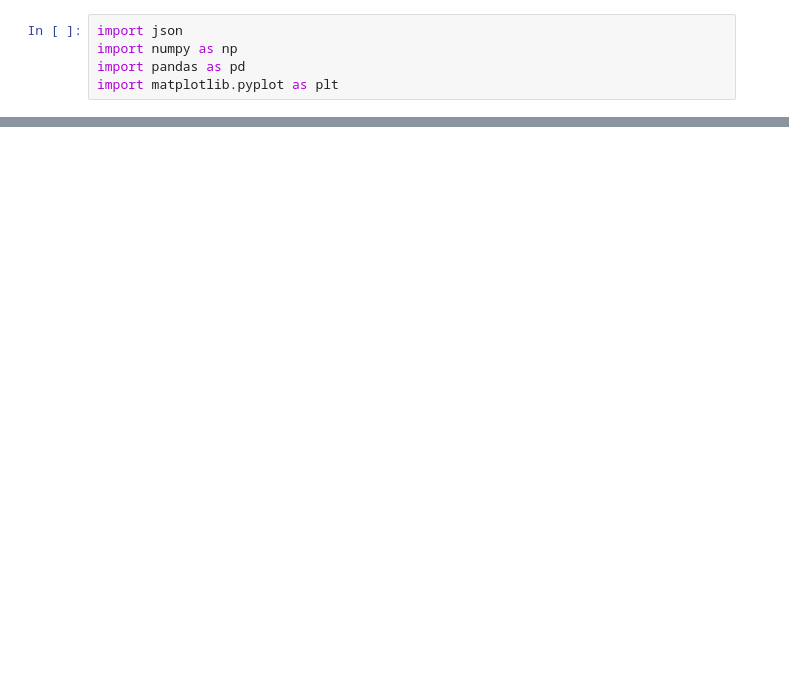
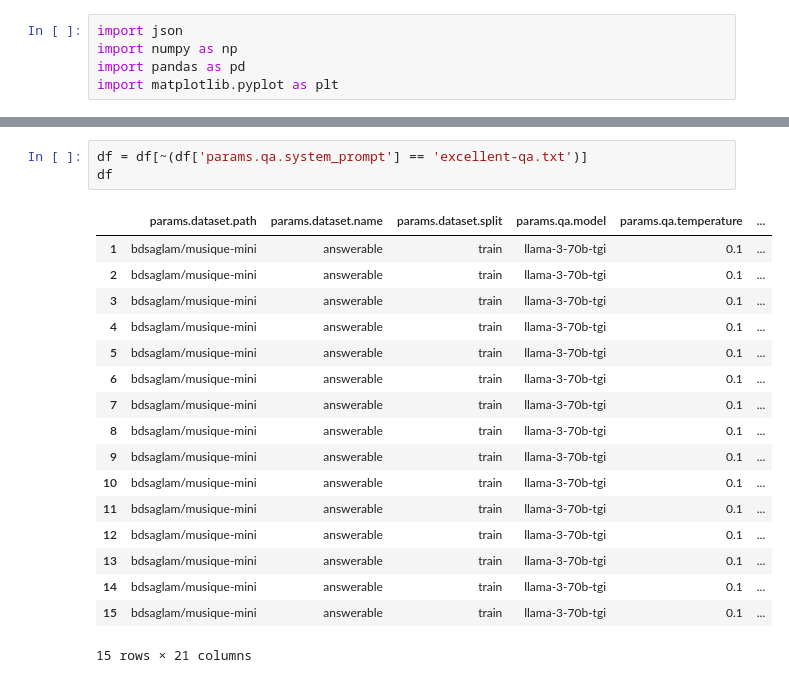
Before and after one commit to bdsaglam/bellem, a Jupyter notebook: dev_nbs/research-mhqa/reports/prompt-engineering.ipynb, the cells around one changed output, grey strips where cells are left out. Drawn from its saved outputs; the diff is of its cells as text; blank space fills up the shorter version.

```diff
--- a/dev_nbs/research-mhqa/reports/prompt-engineering.ipynb
+++ b/dev_nbs/research-mhqa/reports/prompt-engineering.ipynb
@@ -70,2 +72,23 @@ metric_cols = [col for col in df.columns if col.startswith("metrics.")]
+# %%
+df = df[~(df['params.qa.system_prompt'] == 'excellent-qa.txt')]
+df
+# %% [output]
+|  | params.dataset.path | params.dataset.name | params.dataset.split | params.qa.model | params.qa.temperature | ... |
+| 1 | bdsaglam/musique-mini | answerable | train | llama-3-70b-tgi | 0.1 | ... |
+| 2 | bdsaglam/musique-mini | answerable | train | llama-3-70b-tgi | 0.1 | ... |
+| 3 | bdsaglam/musique-mini | answerable | train | llama-3-70b-tgi | 0.1 | ... |
+| 4 | bdsaglam/musique-mini | answerable | train | llama-3-70b-tgi | 0.1 | ... |
+| 5 | bdsaglam/musique-mini | answerable | train | llama-3-70b-tgi | 0.1 | ... |
+| 6 | bdsaglam/musique-mini | answerable | train | llama-3-70b-tgi | 0.1 | ... |
+| 7 | bdsaglam/musique-mini | answerable | train | llama-3-70b-tgi | 0.1 | ... |
+| 8 | bdsaglam/musique-mini | answerable | train | llama-3-70b-tgi | 0.1 | ... |
+| 9 | bdsaglam/musique-mini | answerable | train | llama-3-70b-tgi | 0.1 | ... |
+| 10 | bdsaglam/musique-mini | answerable | train | llama-3-70b-tgi | 0.1 | ... |
+| 11 | bdsaglam/musique-mini | answerable | train | llama-3-70b-tgi | 0.1 | ... |
+| 12 | bdsaglam/musique-mini | answerable | train | llama-3-70b-tgi | 0.1 | ... |
+| 13 | bdsaglam/musique-mini | answerable | train | llama-3-70b-tgi | 0.1 | ... |
+| 14 | bdsaglam/musique-mini | answerable | train | llama-3-70b-tgi | 0.1 | ... |
+| 15 | bdsaglam/musique-mini | answerable | train | llama-3-70b-tgi | 0.1 | ... |
+15 rows × 21 columns
 # %%
 # Average metrics over repeated runs (params.run)
```
Also changed, not shown: parts of 8 cells of this notebook, 4 other files.
